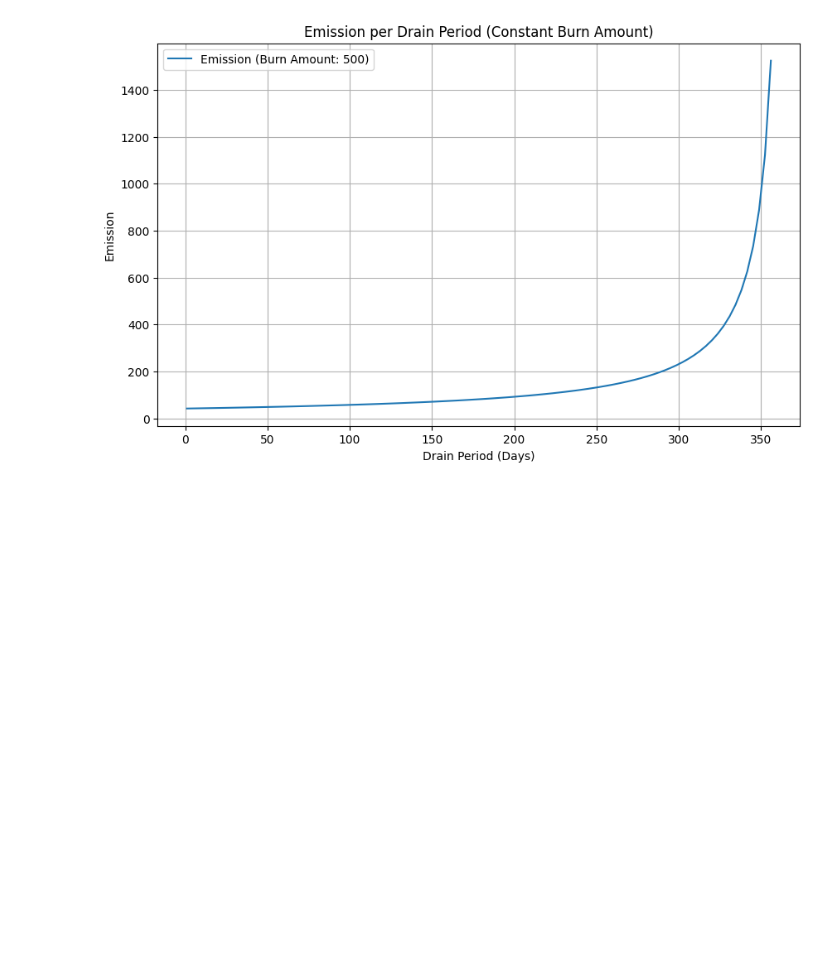
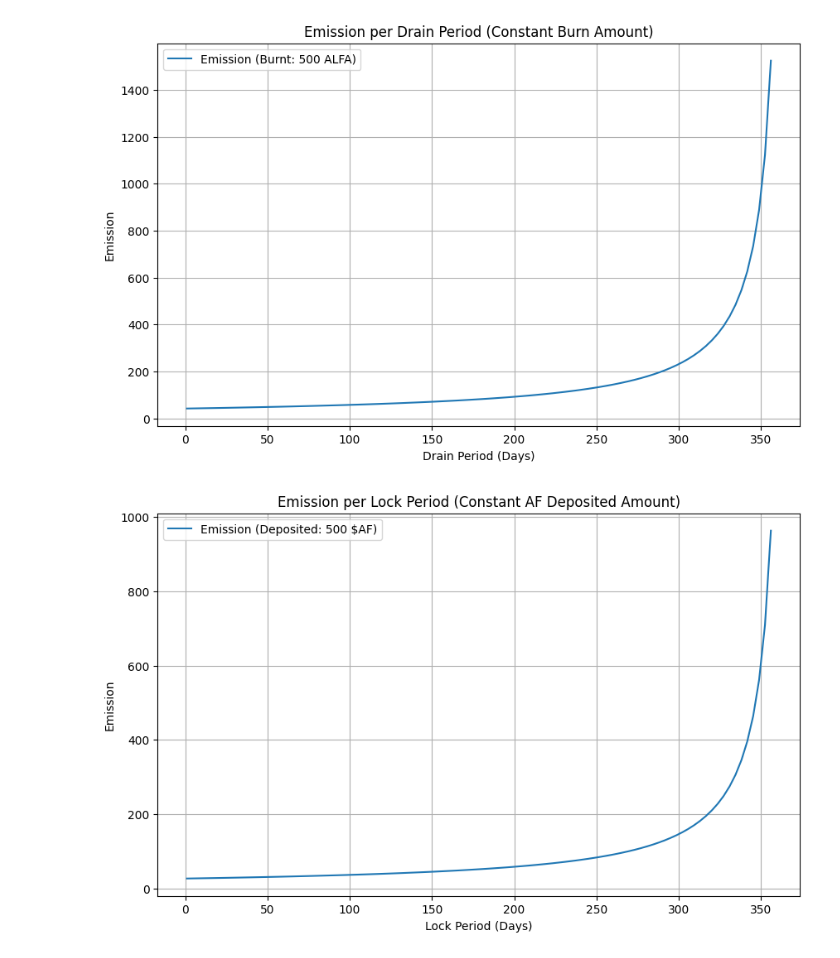
Before and after one commit to 0xPilou/af-distribution-model, a Jupyter notebook: model.ipynb, the cells around one changed output. Cells and saved outputs as stored; diff of their text form; code cells hidden in the pictures; blank space fills up the shorter version.

```diff
--- a/model.ipynb
+++ b/model.ipynb
@@ -92,26 +91,50 @@ emission_regulator = EmissionRegulator()
 # %%
 def plot_emission_per_drain_period_curve():
     burn_amount = 500  # Fixed burn amount
-    drain_periods = np.linspace(1, 356, 100)  # Range of drain periods from 1 to 100 days
+    drain_periods = np.linspace(1, 356, 100)  # Range of drain periods from 1 to 356 days
 
     plt.figure(figsize=(10, 6))
     # Calculate emissions for each drain period
     emissions = [EmissionRegulator.calculate_burn_emission(burn_amount, period) for period in drain_periods]
-    plt.plot(drain_periods, emissions, label=f'Emission (Burn Amount: {burn_amount})')
+    plt.plot(drain_periods, emissions, label=f'Emission (Burnt: {burn_amount} ALFA)')
 
     # Plotting the emission vs. drain period
 
     plt.xlabel('Drain Period (Days)')
     plt.ylabel('Emission')
     plt.title('Emission per Drain Period (Constant Burn Amount)')
     plt.legend()
     plt.grid(True)
     plt.show()
 
+
+
 # Call the function to plot
 plot_emission_per_drain_period_curve()
+
+def plot_emission_per_lock_period_curve():
+    deposited_amount = 500  # Fixed burn amount
+    lock_periods = np.linspace(1, 356, 100)  # Range of drain periods from 1 to 356 days
+
+    plt.figure(figsize=(10, 6))
+    # Calculate emissions for each drain period
+    emissions = [EmissionRegulator.calculate_liquidity_emission(deposited_amount, period) for period in lock_periods]
+    plt.plot(lock_periods, emissions, label=f'Emission (Deposited: {deposited_amount} $AF)')
+
+    # Plotting the emission vs. drain period
+
+    plt.xlabel('Lock Period (Days)')
+    plt.ylabel('Emission')
+    plt.title('Emission per Lock Period (Constant AF Deposited Amount)')
+    plt.legend()
+    plt.grid(True)
+    plt.show()
+
+# Call the function to plot
+plot_emission_per_lock_period_curve()
 # %% [output]
-[figure, old version]
+[figure, new version]
+[figure, added]
 # %%
 # Output Observability functions
 
```
Also changed, not shown: parts of 3 cells of this notebook.
